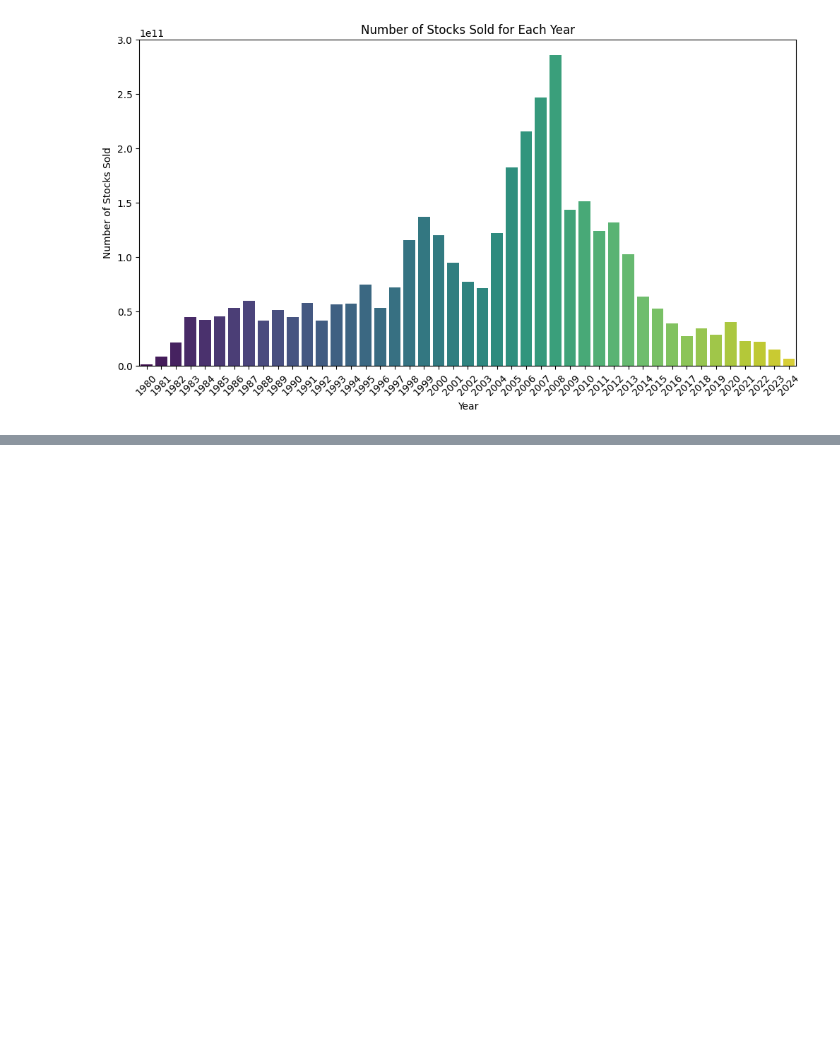
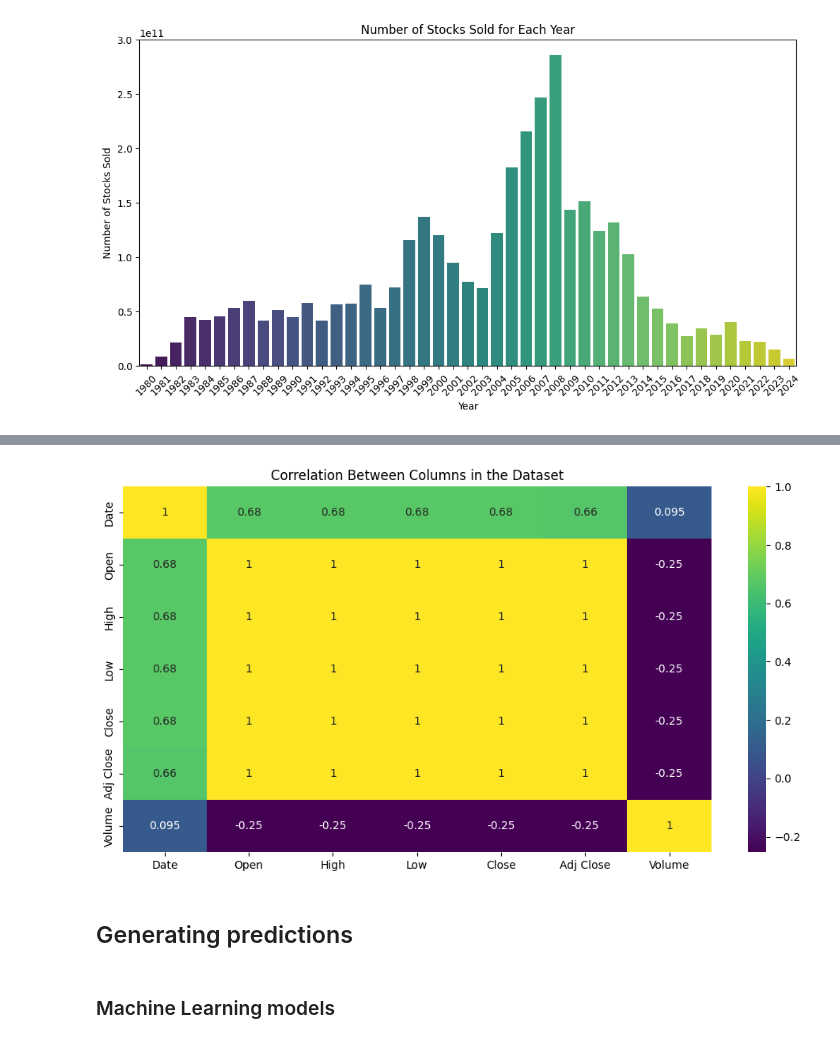
Before and after one commit to arkhash0309/AppleWiseAI, a Jupyter notebook: Notebook.ipynb, the cells around one changed output, grey strips where cells are left out. Saved outputs shown, nothing was run; the diff lists cells and outputs as text; code cells hidden in the pictures; blank space fills up the shorter version.

```diff
--- a/Notebook.ipynb
+++ b/Notebook.ipynb
@@ -212,0 +273,4 @@ plt.show()
+# %%
+# dropping the year column
+df.drop("Year", axis=1, inplace=True)
+df
@@ -212,0 +291,13 @@ plt.show()
+# %%
+# calculating the correlation between the columns in the dataset
+correlation = df.corr()
+
+# plotting a heatmap
+plt.figure(figsize=(12,6))
+sns.heatmap(correlation, annot=True, cmap="viridis")
+plt.title("Correlation Between Columns in the Dataset")
+plt.show()
+# %% [output]
+[figure, added]
+# %% [markdown]
+## Generating predictions
@@ -212,0 +307,2 @@ plt.show()
+# %% [markdown]
+### Machine Learning models
```
Also changed, not shown: parts of 47 cells of this notebook.
